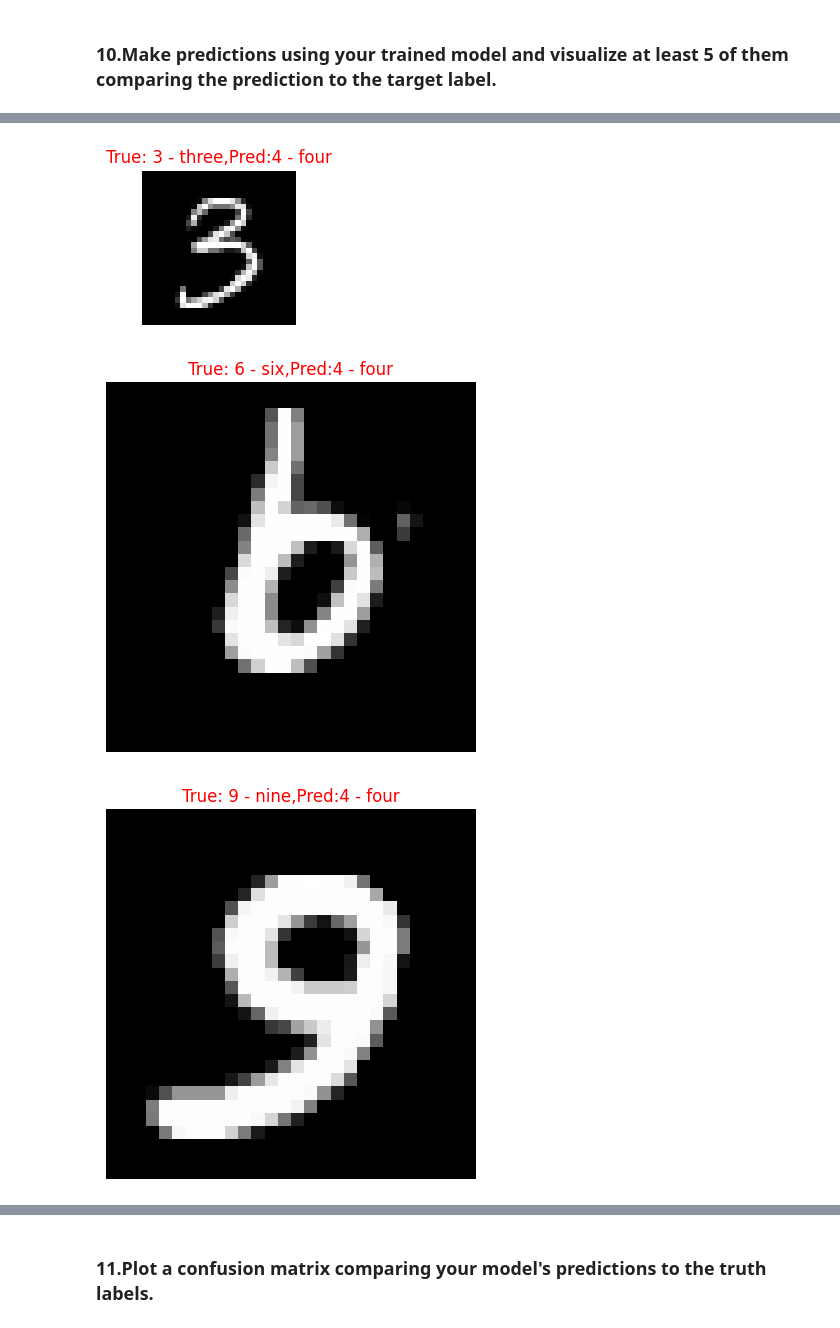
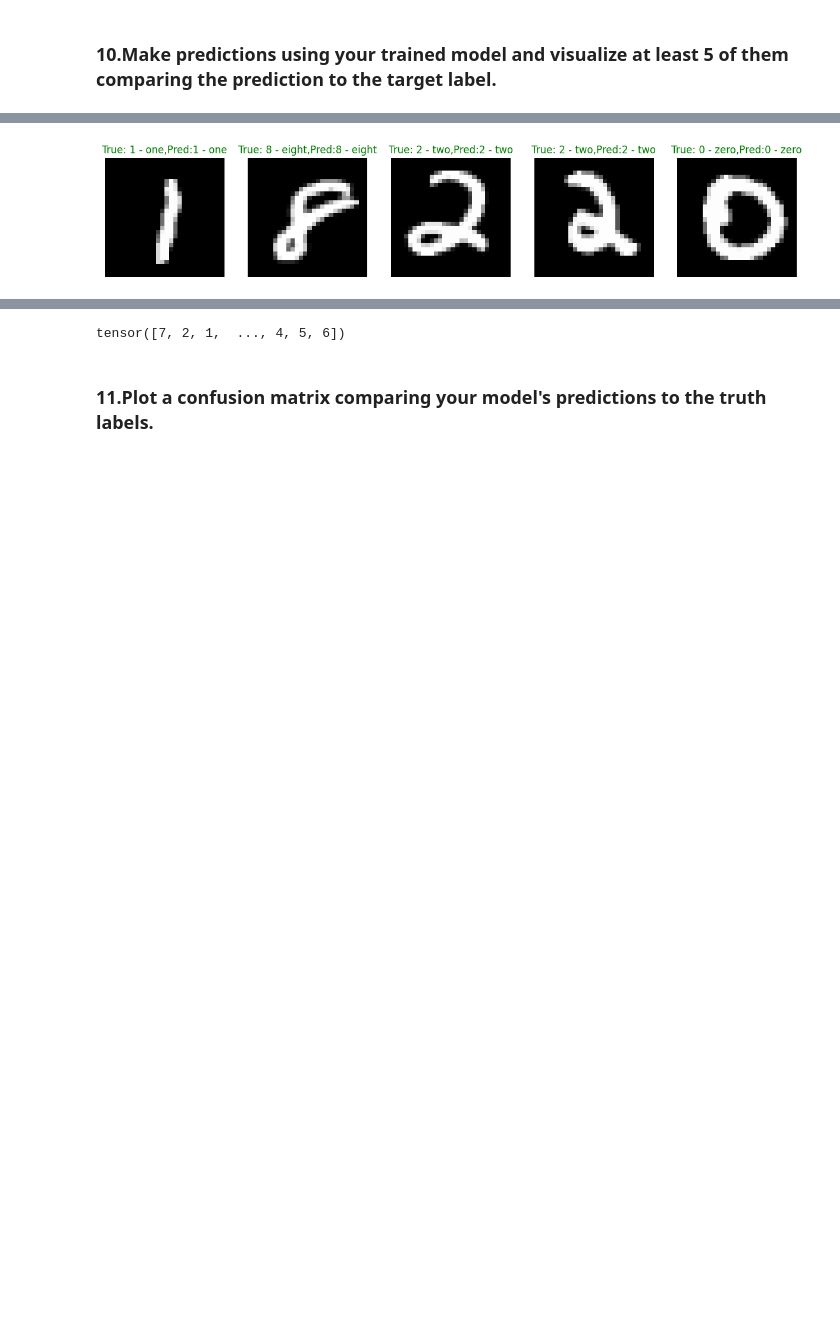
Before and after one commit to PubSec/Pytorch_ML, a Jupyter notebook: 03_pytorch_computer_vision_execrise.ipynb, the cells around one changed output, grey strips where cells are left out. Cells and saved outputs as stored; diff of their text form; code cells hidden in the pictures; blank space fills up the shorter version.

```diff
--- a/03_pytorch_computer_vision_execrise.ipynb
+++ b/03_pytorch_computer_vision_execrise.ipynb
@@ -214,21 +212,21 @@ plt.show()
 # %%
-pred_fig = plt.figure(figsize=(2,2))
+# Sample Test
+pred_fig = plt.figure(figsize=(15,15))
 rows,colms = 1,5
 for i in range(1,rows*colms+1):
     random_index = torch.randint(1,len(test_data),size=[1]).item()
-    test_image, test_label = test_data[random_index]
-    # test_image = test_image.to(device)
-    y_logits = model_0(test_image.unsqueeze(0))
-    y_pred = torch.softmax(y_logits,dim=1).argmax(dim=1)
-    fig.add_subplot(rows,colms,i)
-    if y_pred == test_label:
-        plt.title(f"True: {class_name[test_label]},Pred:{class_name[y_pred]}", c="g")
+    plot_test_image, plot_test_label = test_data[random_index]
+    plot_test_image = plot_test_image.to(device)
+    model_0.eval()
+    with torch.inference_mode():
+        y_logits = model_0(plot_test_image.unsqueeze(0))
+        y_pred = torch.softmax(y_logits,dim=1).argmax(dim=1)
+    pred_fig.add_subplot(rows,colms,i)
+    if y_pred == plot_test_label:
+        plt.title(f"True: {class_name[plot_test_label]},Pred:{class_name[y_pred]}", c="g")
     else:
-        plt.title(f"True: {class_name[test_label]},Pred:{class_name[y_pred]}", c="r")
+        plt.title(f"True: {class_name[plot_test_label]},Pred:{class_name[y_pred]}", c="r")
     plt.axis(False)
-    plt.imshow(test_image.squeeze().to('cpu'),cmap="gray")
-    plt.show()
+    plt.imshow(plot_test_image.squeeze().to('cpu'),cmap="gray")
 # %% [output]
-[figure, old version]
+[figure, new version]
-[figure, removed]
-[figure, removed]
@@ -237,3 +233,18 @@ for i in range(1,rows*colms+1):
+# %%
+# Whole Test
+y_whole_pred = []
+model_0.eval()
+
+for X,y in tqdm(test_dataloader,desc="Making prediction on the whole test data"):
+    with torch.inference_mode():
+        y_logits = model_0(X)
+        y_pred = torch.softmax(y_logits,dim=1).argmax(dim=1)
+        y_whole_pred.append(y_pred.cpu())
+
+y_whole_pred = torch.cat(y_whole_pred)
+y_whole_pred
+# %% [output]
+tensor([7, 2, 1,  ..., 4, 5, 6])
 # %% [markdown]
 ### 11.Plot a confusion matrix comparing your model's predictions to the truth labels.
 # %%
```
Also changed, not shown: parts of 22 cells of this notebook.
